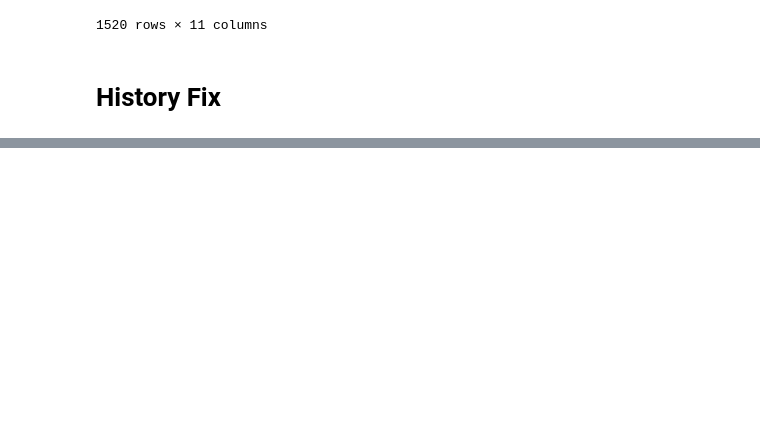
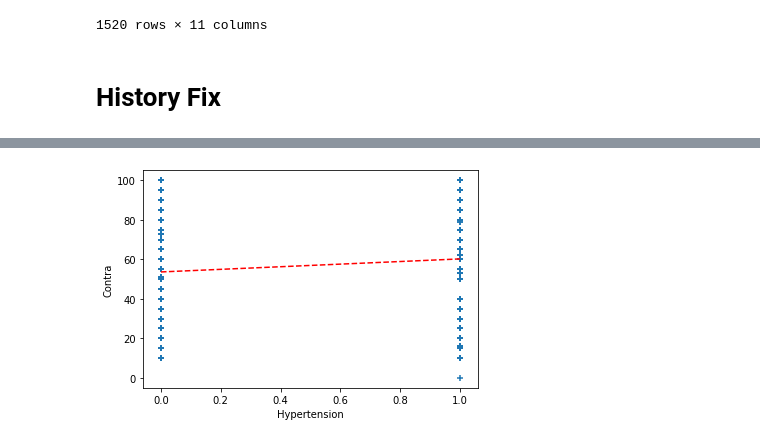
Before and after one commit to Kikumu/Datamining, a Jupyter notebook: acw-tesing.ipynb, the cells around one changed output, grey strips where cells are left out. Cells and saved outputs as stored; diff of their text form; code cells hidden in the pictures; blank space fills up the shorter version.

```diff
--- a/acw-tesing.ipynb
+++ b/acw-tesing.ipynb
@@ -1096,0 +1285,11 @@ df2
+# %%
+plt.scatter(df1.Hypertension, df1.Contra, marker = "+")
+plt.plot([0, 1], [np.mean(df1.query('Hypertension == 0').Contra), np.mean(df1.query('Hypertension == 1').Contra)], 'r--')
+plt.ylabel("Contra")
+plt.xlabel("Hypertension")
+plt.show()
+
+##seems to be equally distributed
+##associattion
+# %% [output]
+[figure, added]
```
Also changed, not shown: parts of 66 cells of this notebook.
